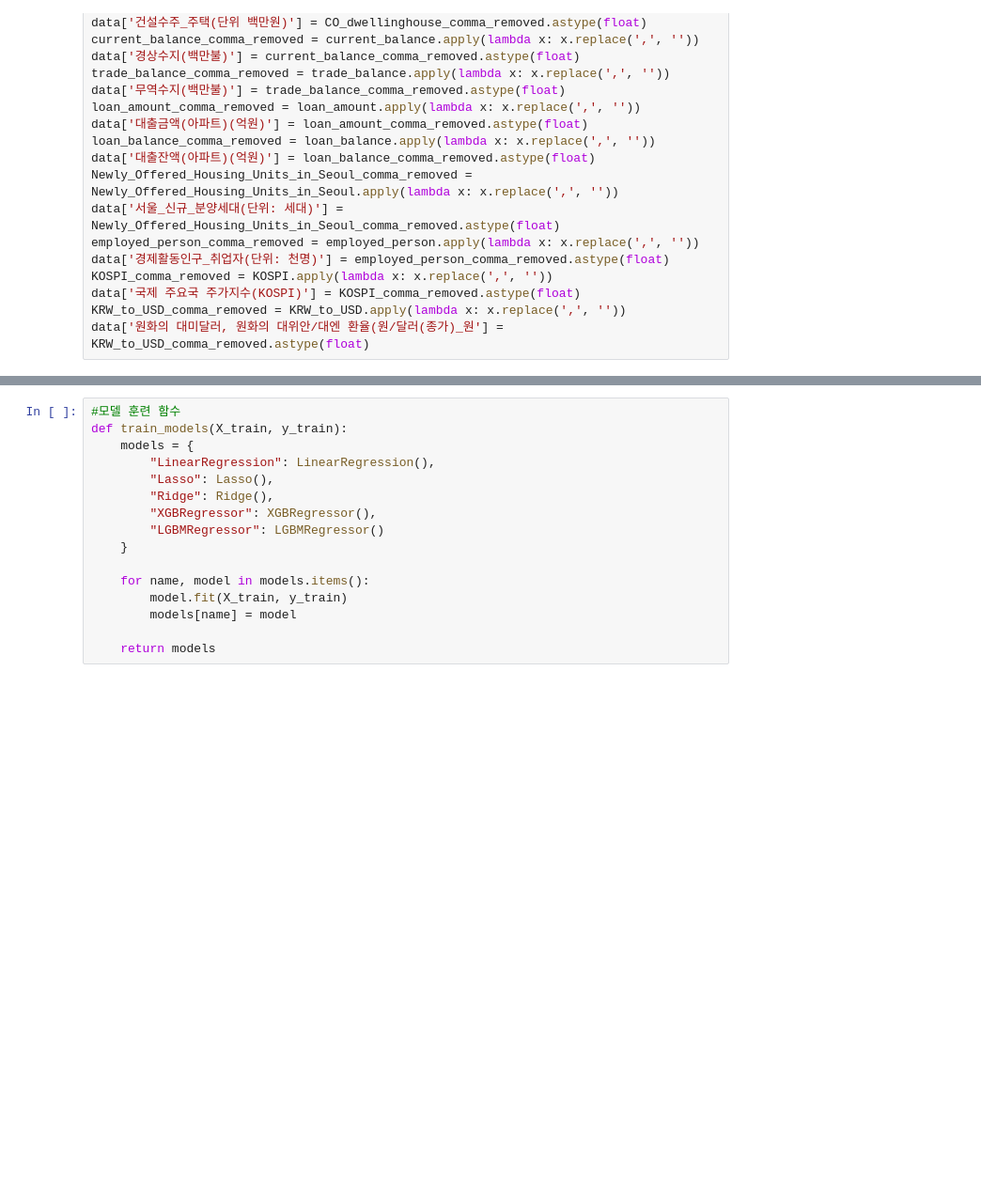
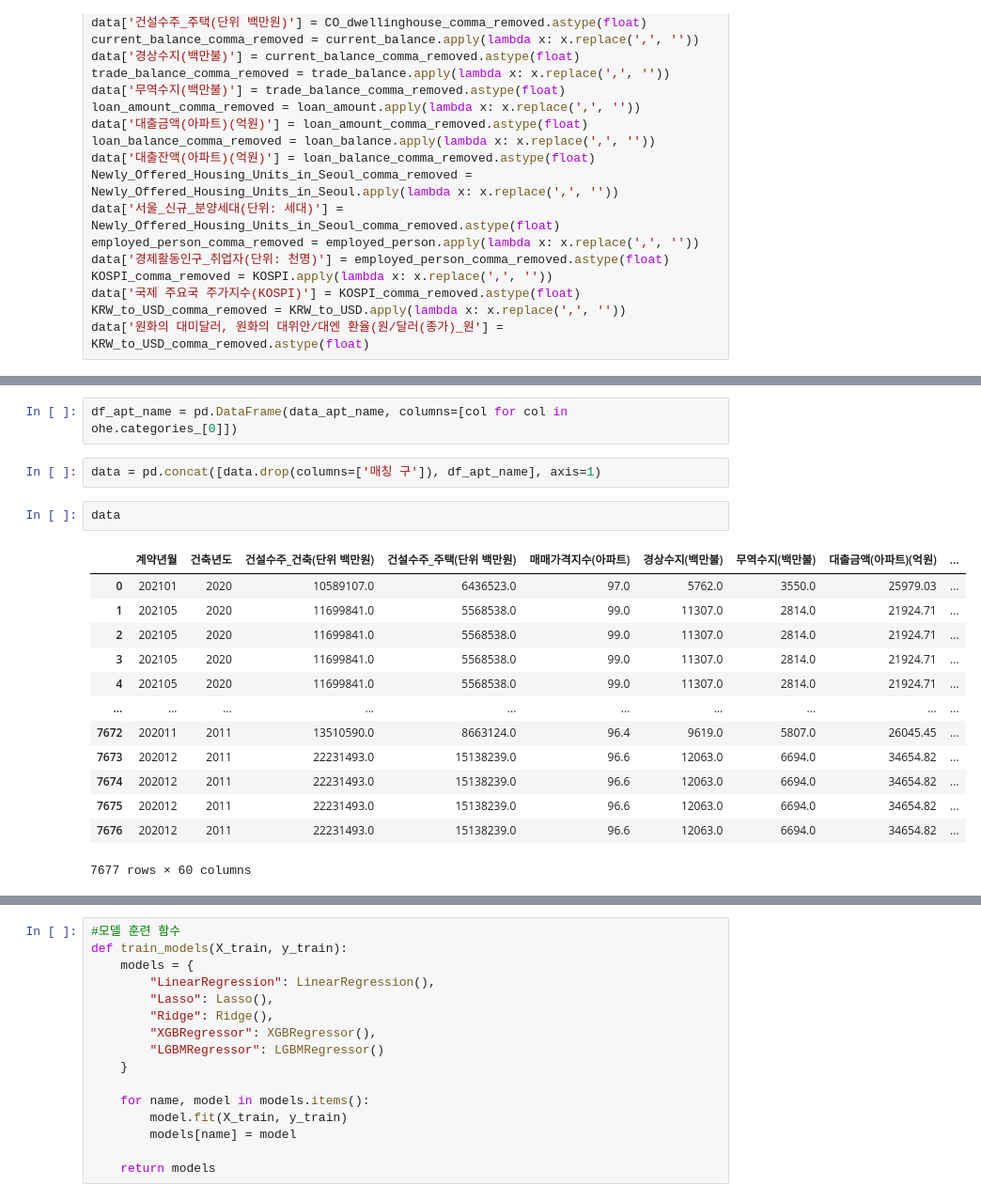
Before and after one commit to vividbaek/Forcasting-Apartment-actual-transaction, a Jupyter notebook: Code/Model/OnehotEncoding_vif.ipynb, the cells around one changed output, grey strips where cells are left out. Shown at 94% size. Drawn from its saved outputs; the diff is of its cells as text; blank space fills up the shorter version.

```diff
--- a/Code/Model/OnehotEncoding_vif.ipynb
+++ b/Code/Model/OnehotEncoding_vif.ipynb
@@ -258,0 +312,20 @@ data['원화의 대미달러, 원화의 대위안/대엔 환율(원/달러(종
+# %%
+df_apt_name = pd.DataFrame(data_apt_name, columns=[col for col in ohe.categories_[0]])
+# %%
+data = pd.concat([data.drop(columns=['매칭 구']), df_apt_name], axis=1)
+# %%
+data
+# %% [output]
+|  | 계약년월 | 건축년도 | 건설수주_건축(단위 백만원) | 건설수주_주택(단위 백만원) | 매매가격지수(아파트) | 경상수지(백만불) | 무역수지(백만불) | 대출금액(아파트)(억원) | ... |
+| 0 | 202101 | 2020 | 10589107.0 | 6436523.0 | 97.0 | 5762.0 | 3550.0 | 25979.03 | ... |
+| 1 | 202105 | 2020 | 11699841.0 | 5568538.0 | 99.0 | 11307.0 | 2814.0 | 21924.71 | ... |
+| 2 | 202105 | 2020 | 11699841.0 | 5568538.0 | 99.0 | 11307.0 | 2814.0 | 21924.71 | ... |
+| 3 | 202105 | 2020 | 11699841.0 | 5568538.0 | 99.0 | 11307.0 | 2814.0 | 21924.71 | ... |
+| 4 | 202105 | 2020 | 11699841.0 | 5568538.0 | 99.0 | 11307.0 | 2814.0 | 21924.71 | ... |
+| ... | ... | ... | ... | ... | ... | ... | ... | ... | ... |
+| 7672 | 202011 | 2011 | 13510590.0 | 8663124.0 | 96.4 | 9619.0 | 5807.0 | 26045.45 | ... |
+| 7673 | 202012 | 2011 | 22231493.0 | 15138239.0 | 96.6 | 12063.0 | 6694.0 | 34654.82 | ... |
+| 7674 | 202012 | 2011 | 22231493.0 | 15138239.0 | 96.6 | 12063.0 | 6694.0 | 34654.82 | ... |
+| 7675 | 202012 | 2011 | 22231493.0 | 15138239.0 | 96.6 | 12063.0 | 6694.0 | 34654.82 | ... |
+| 7676 | 202012 | 2011 | 22231493.0 | 15138239.0 | 96.6 | 12063.0 | 6694.0 | 34654.82 | ... |
+7677 rows × 60 columns
```
Also changed, not shown: parts of 58 cells of this notebook, 1 other file.
